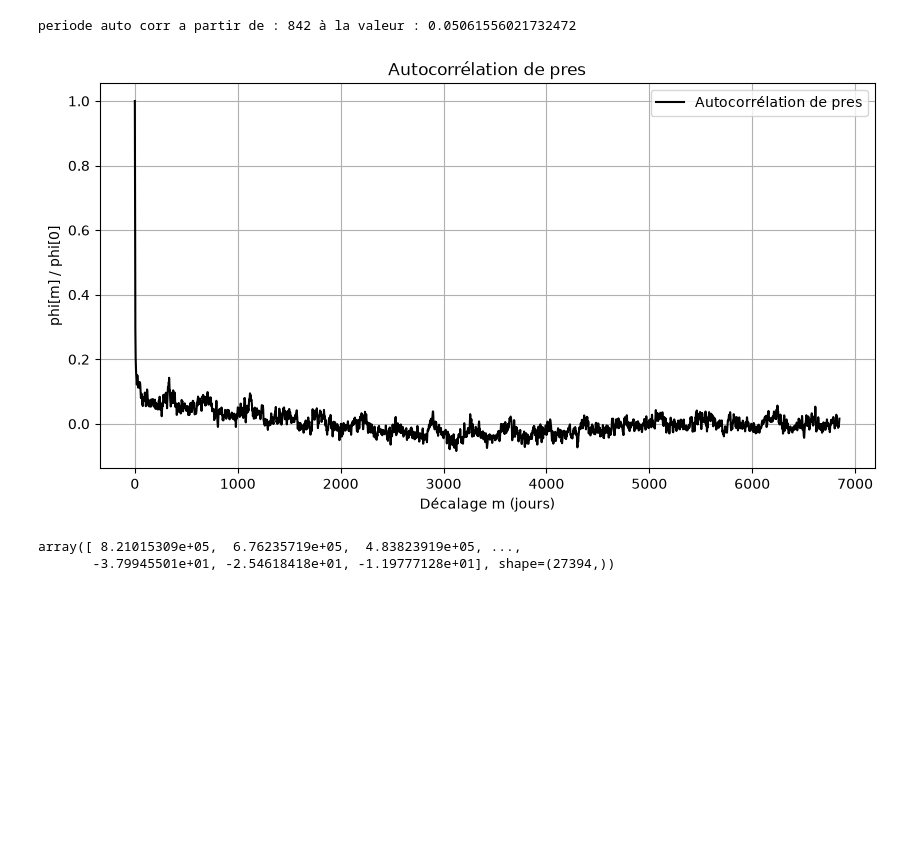
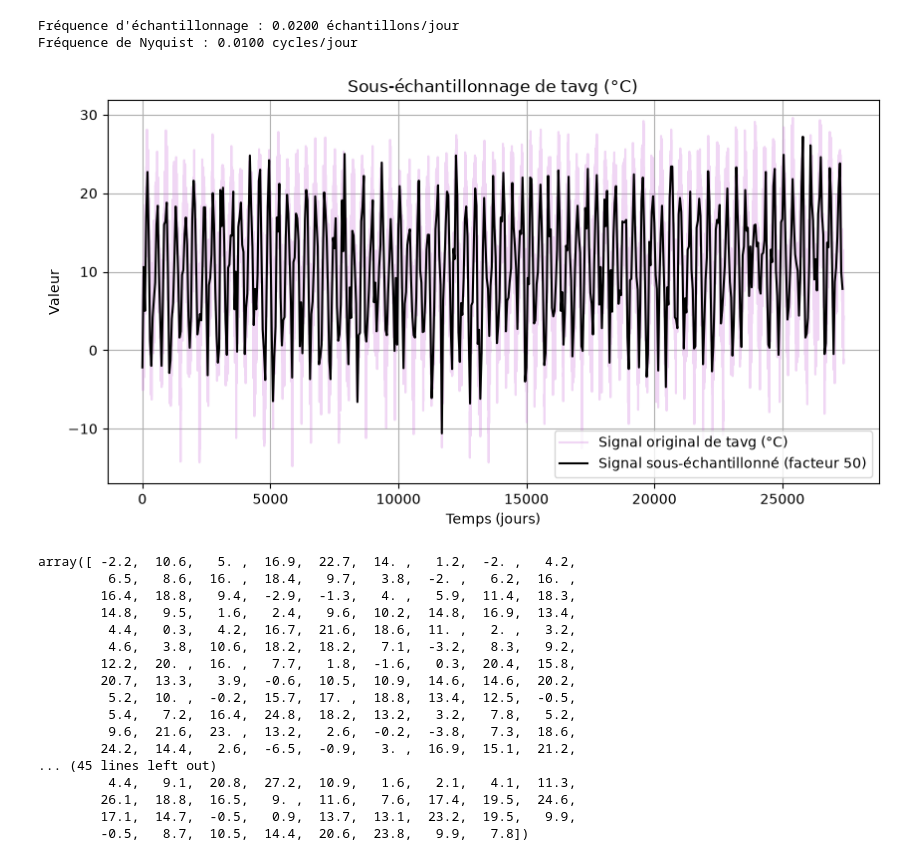
Before and after one commit to chokinyan/projet_mth_signal, a Jupyter notebook: notebooks/main.ipynb, the cells around one changed output. Saved outputs shown, nothing was run; the diff lists cells and outputs as text; code cells hidden in the pictures; blank space fills up the shorter version.

```diff
--- a/notebooks/main.ipynb
+++ b/notebooks/main.ipynb
@@ -855,13 +850,29 @@ class Signal:
 # %%
 test = Signal()
 
 #test.spectrum("tavg",start=0,end=365*40,unilateral=False)
 
 # test.analyze("tavg",0,len(test.tavg),365,(30,250),100)
 
-test.autocorrelate("pres",0,len(test.tavg))
+test.downsample("tavg",50,0,len(test.tavg))
 # %% [output]
-periode auto corr a partir de : 842 à la valeur : 0.05061556021732472
+Fréquence d'échantillonnage : 0.0200 échantillons/jour
+Fréquence de Nyquist : 0.0100 cycles/jour
-[figure, old version]
+[figure, new version]
-array([ 8.21015309e+05,  6.76235719e+05,  4.83823919e+05, ...,
-       -3.79945501e+01, -2.54618418e+01, -1.19777128e+01], shape=(27394,))
+array([ -2.2,  10.6,   5. ,  16.9,  22.7,  14. ,   1.2,  -2. ,   4.2,
+         6.5,   8.6,  16. ,  18.4,   9.7,   3.8,  -2. ,   6.2,  16. ,
+        16.4,  18.8,   9.4,  -2.9,  -1.3,   4. ,   5.9,  11.4,  18.3,
+        14.8,   9.5,   1.6,   2.4,   9.6,  10.2,  14.8,  16.9,  13.4,
+         4.4,   0.3,   4.2,  16.7,  21.6,  18.6,  11. ,   2. ,   3.2,
+         4.6,   3.8,  10.6,  18.2,  18.2,   7.1,  -3.2,   8.3,   9.2,
+        12.2,  20. ,  16. ,   7.7,   1.8,  -1.6,   0.3,  20.4,  15.8,
+        20.7,  13.3,   3.9,  -0.6,  10.5,  10.9,  14.6,  14.6,  20.2,
+         5.2,  10. ,  -0.2,  15.7,  17. ,  18.8,  13.4,  12.5,  -0.5,
+         5.4,   7.2,  16.4,  24.8,  18.2,  13.2,   3.2,   7.8,   5.2,
+         9.6,  21.6,  23. ,  13.2,   2.6,  -0.2,  -3.8,   7.3,  18.6,
+        24.2,  14.4,   2.6,  -6.5,  -0.9,   3. ,  16.9,  15.1,  21.2,
+... (45 lines left out)
+         4.4,   9.1,  20.8,  27.2,  10.9,   1.6,   2.1,   4.1,  11.3,
+        26.1,  18.8,  16.5,   9. ,  11.6,   7.6,  17.4,  19.5,  24.6,
+        17.1,  14.7,  -0.5,   0.9,  13.7,  13.1,  23.2,  19.5,   9.9,
+        -0.5,   8.7,  10.5,  14.4,  20.6,  23.8,   9.9,   7.8])
```
Also changed, not shown: parts of 2 cells of this notebook, 2 other files.
